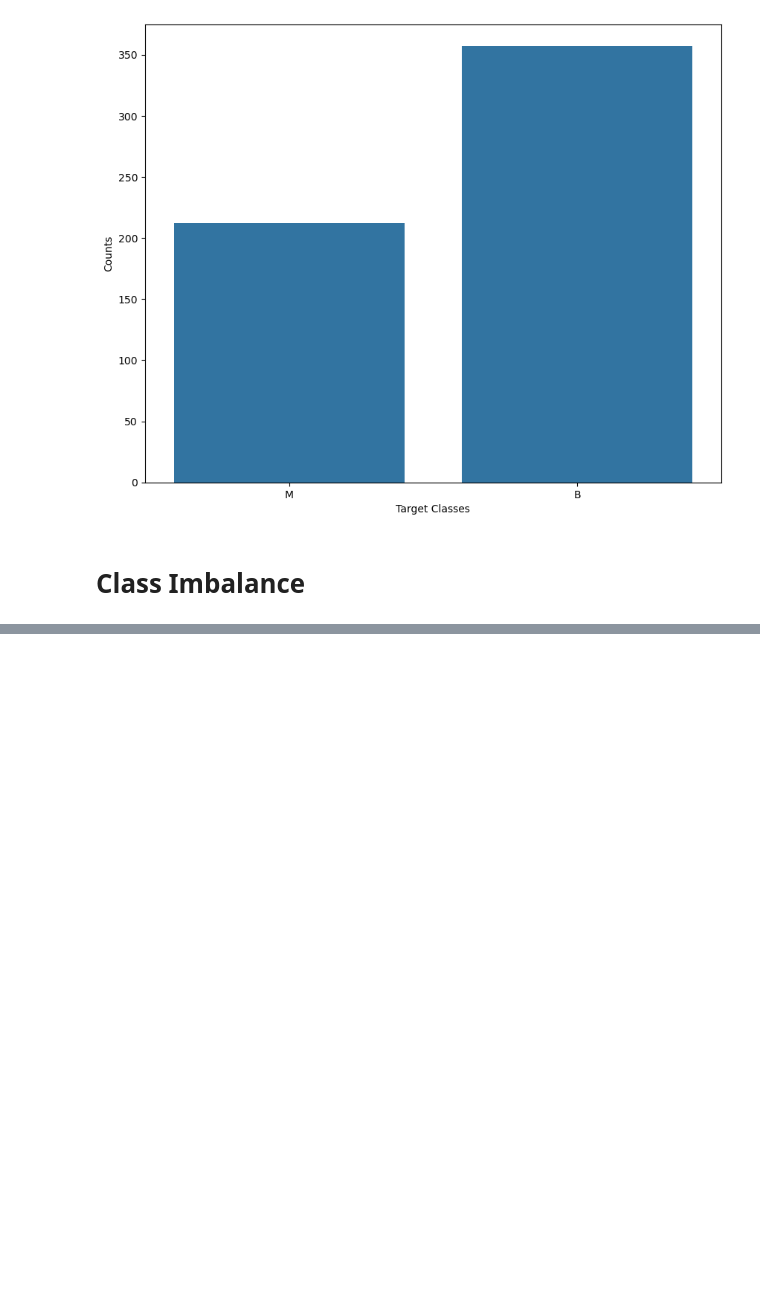
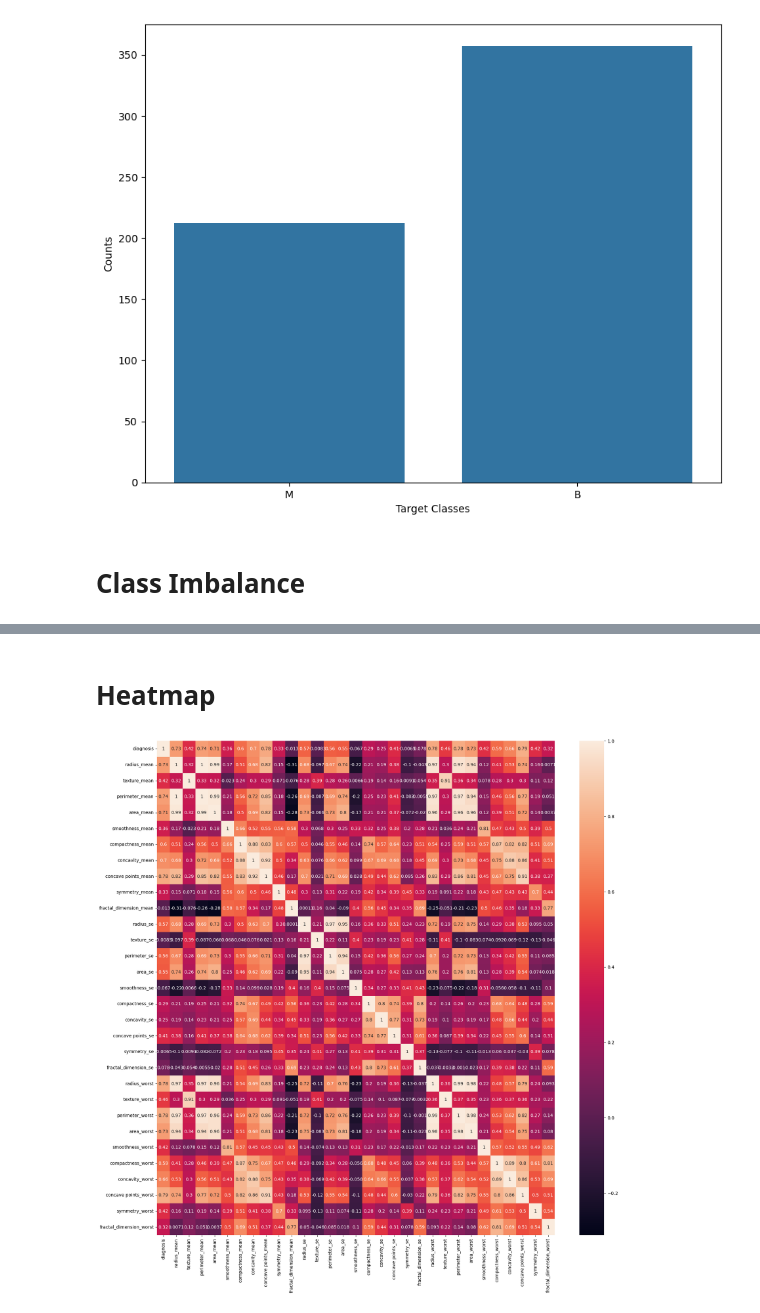
Before and after one commit to MaukanMir/Breast-Cancer-Analysis, a Jupyter notebook: training.ipynb, the cells around one changed output, grey strips where cells are left out. Saved outputs shown, nothing was run; the diff lists cells and outputs as text; code cells hidden in the pictures; blank space fills up the shorter version.

```diff
--- a/training.ipynb
+++ b/training.ipynb
@@ -70,7 +115,7 @@ Unnamed: 32                569
 dtype: int64
 The Amount of Duplicated Values: 0
 # %%
-df.drop('Unnamed: 32', axis=1, inplace=True)
+df.drop(['Unnamed: 32', "id"], axis=1, inplace=True)
 # %% [markdown]
 # Check Class Imbalance
 # %%
@@ -82,0 +161,13 @@ check_class_imbalance(df["diagnosis"])
+# %% [markdown]
+# Heatmap
+# %%
+eda_df = df.copy()
+
+eda_df["diagnosis"] = eda_df["diagnosis"].apply(lambda x: 1 if x == "M" else 0)
+# %%
+relations = eda_df.corr()
+plt.figure(figsize=(20, 20))
+sns.heatmap(data=relations, annot=True)
+plt.show()
+# %% [output]
+[figure, added]
```
Also changed, not shown: parts of 9 cells of this notebook.
